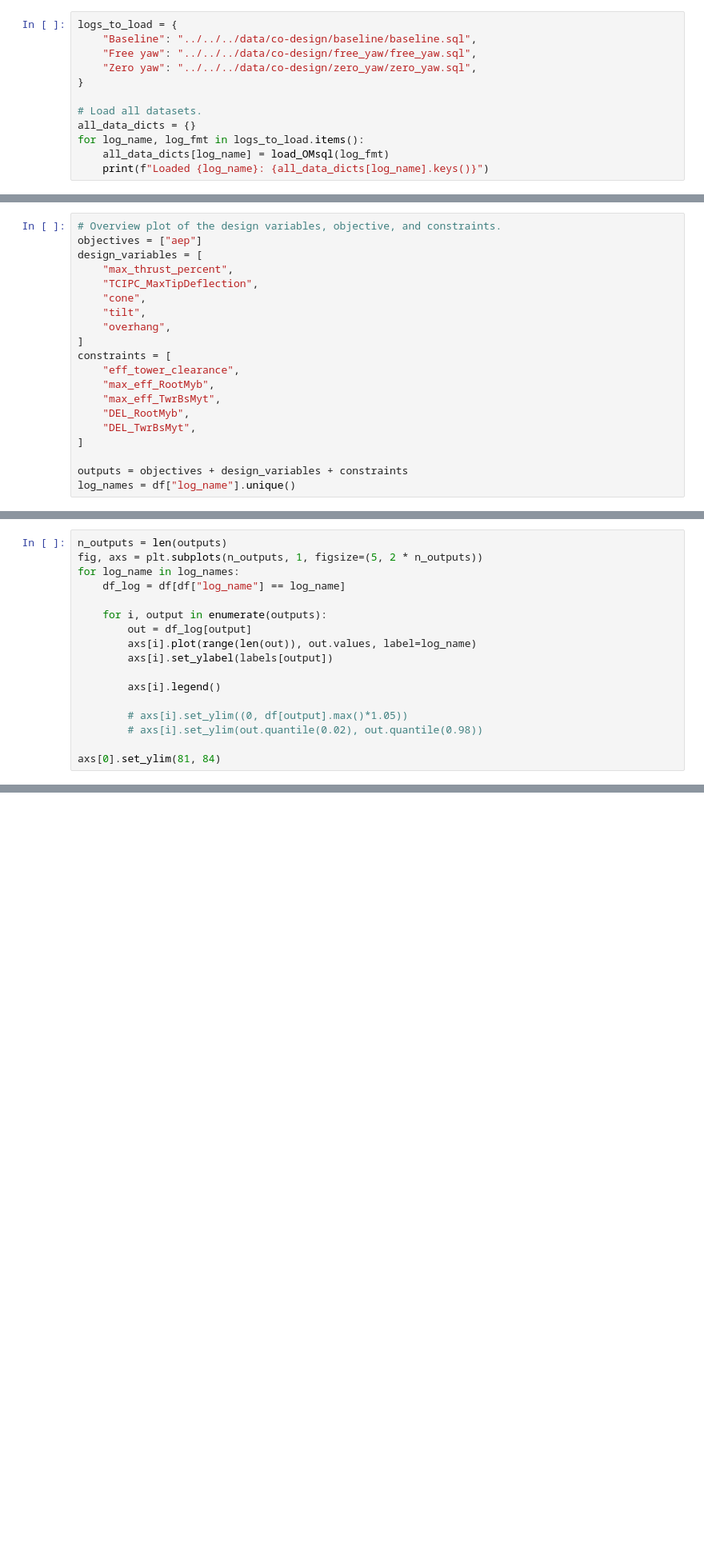
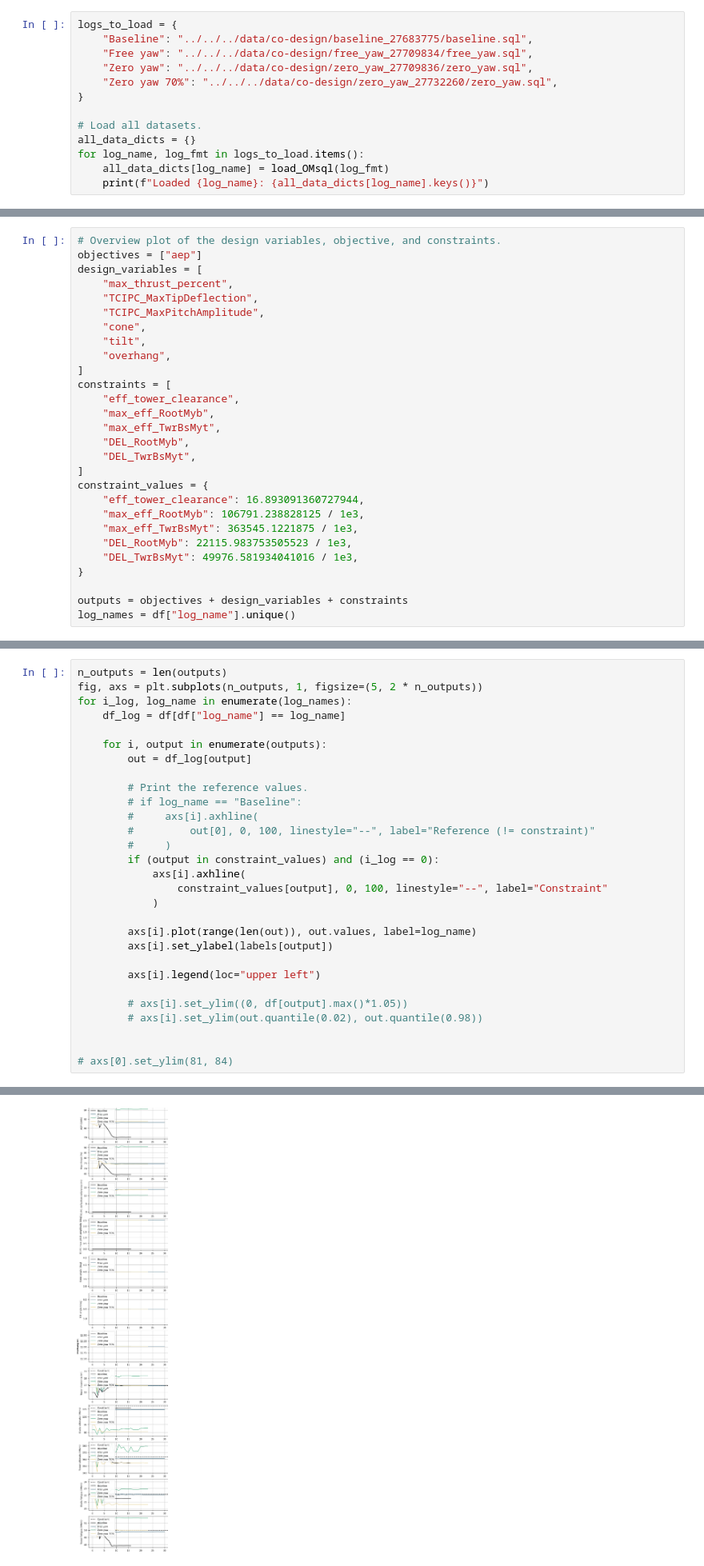
Before and after one commit to jesseishi/Tower-clearance-co-design, a Jupyter notebook: scripts/co-design/analysis/inspect_optimization.ipynb, the cells around one changed output, grey strips where cells are left out. Shown at 80% size. Cells and saved outputs as stored; diff of their text form; blank space fills up the shorter version.

```diff
--- a/scripts/co-design/analysis/inspect_optimization.ipynb
+++ b/scripts/co-design/analysis/inspect_optimization.ipynb
@@ -17,8 +31,9 @@ plt.style.use("journal.mplstyle")
 # %%
 logs_to_load = {
-    "Baseline": "../../../data/co-design/baseline/baseline.sql",
-    "Free yaw": "../../../data/co-design/free_yaw/free_yaw.sql",
-    "Zero yaw": "../../../data/co-design/zero_yaw/zero_yaw.sql",
+    "Baseline": "../../../data/co-design/baseline_27683775/baseline.sql",
+    "Free yaw": "../../../data/co-design/free_yaw_27709834/free_yaw.sql",
+    "Zero yaw": "../../../data/co-design/zero_yaw_27709836/zero_yaw.sql",
+    "Zero yaw 70%": "../../../data/co-design/zero_yaw_27732260/zero_yaw.sql",
 }
 
 # Load all datasets.
@@ -227,6 +240,7 @@ objectives = ["aep"]
 design_variables = [
     "max_thrust_percent",
     "TCIPC_MaxTipDeflection",
+    "TCIPC_MaxPitchAmplitude",
     "cone",
     "tilt",
     "overhang",
@@ -238,6 +252,13 @@ constraints = [
     "DEL_RootMyb",
     "DEL_TwrBsMyt",
 ]
+constraint_values = {
+    "eff_tower_clearance": 16.893091360727944,
+    "max_eff_RootMyb": 106791.238828125 / 1e3,
+    "max_eff_TwrBsMyt": 363545.1221875 / 1e3,
+    "DEL_RootMyb": 22115.983753505523 / 1e3,
+    "DEL_TwrBsMyt": 49976.581934041016 / 1e3,
+}
 
 outputs = objectives + design_variables + constraints
 log_names = df["log_name"].unique()
@@ -244,17 +289,30 @@ log_names = df["log_name"].unique()
 # %%
 n_outputs = len(outputs)
 fig, axs = plt.subplots(n_outputs, 1, figsize=(5, 2 * n_outputs))
-for log_name in log_names:
+for i_log, log_name in enumerate(log_names):
     df_log = df[df["log_name"] == log_name]
 
     for i, output in enumerate(outputs):
         out = df_log[output]
+
+        # Print the reference values.
+        # if log_name == "Baseline":
+        #     axs[i].axhline(
+        #         out[0], 0, 100, linestyle="--", label="Reference (!= constraint)"
+        #     )
+        if (output in constraint_values) and (i_log == 0):
+            axs[i].axhline(
+                constraint_values[output], 0, 100, linestyle="--", label="Constraint"
+            )
+
         axs[i].plot(range(len(out)), out.values, label=log_name)
         axs[i].set_ylabel(labels[output])
 
-        axs[i].legend()
+        axs[i].legend(loc="upper left")
 
         # axs[i].set_ylim((0, df[output].max()*1.05))
         # axs[i].set_ylim(out.quantile(0.02), out.quantile(0.98))
 
-axs[0].set_ylim(81, 84)
+
+# axs[0].set_ylim(81, 84)
+# %% [output]
@@ -260,0 +336 @@ axs[0].set_ylim(81, 84)
+[figure, added]
```
Also changed, not shown: parts of 6 cells of this notebook.
